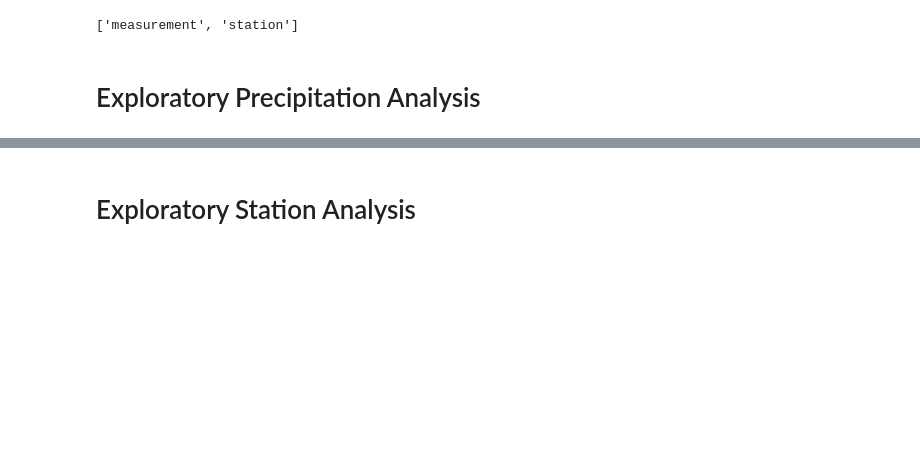
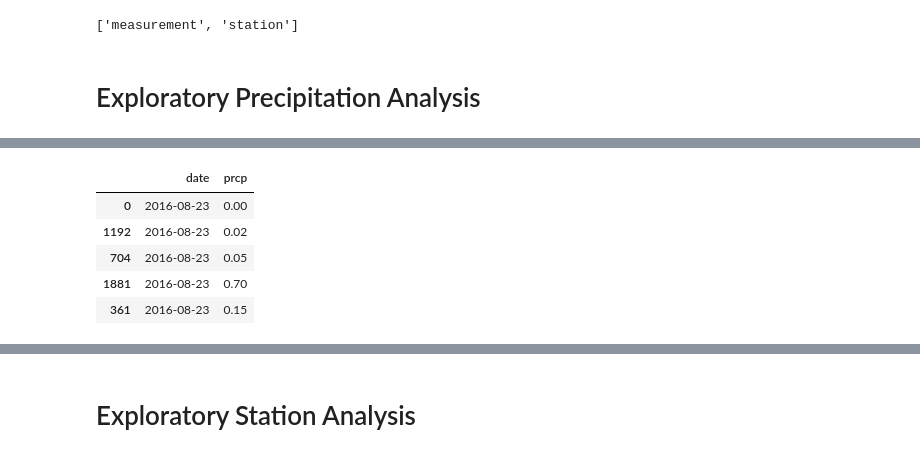
Before and after one commit to edo2021/sqlalchemy-challenge, a Jupyter notebook: climate_starter.ipynb, the cells around one changed output, grey strips where cells are left out. Drawn from its saved outputs; the diff is of its cells as text; code cells hidden in the pictures; blank space fills up the shorter version.

```diff
--- a/climate_starter.ipynb
+++ b/climate_starter.ipynb
@@ -60,0 +78,11 @@ session = Session(engine)
+# %%
+# Sort the dataframe by date
+df = df.sort_values("date")
+df.head()
+# %% [output]
+|  | date | prcp |
+| 0 | 2016-08-23 | 0.00 |
+| 1192 | 2016-08-23 | 0.02 |
+| 704 | 2016-08-23 | 0.05 |
+| 1881 | 2016-08-23 | 0.70 |
+| 361 | 2016-08-23 | 0.15 |
```
Also changed, not shown: parts of 8 cells of this notebook.
